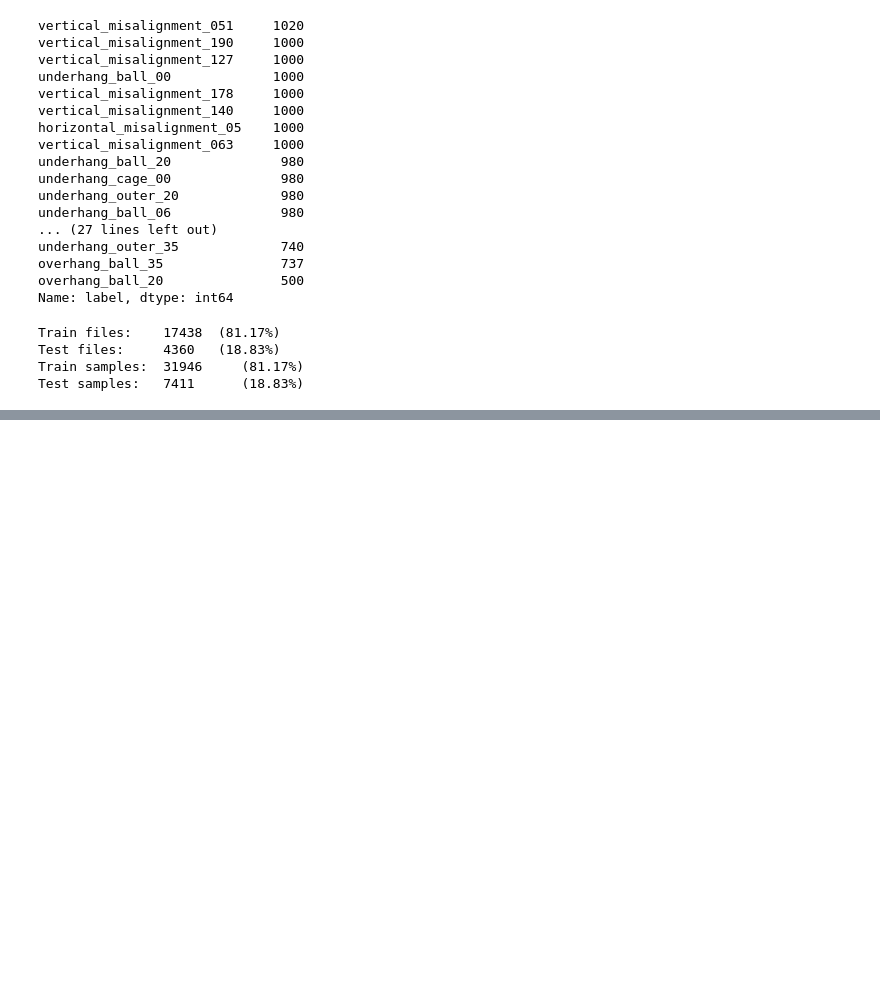
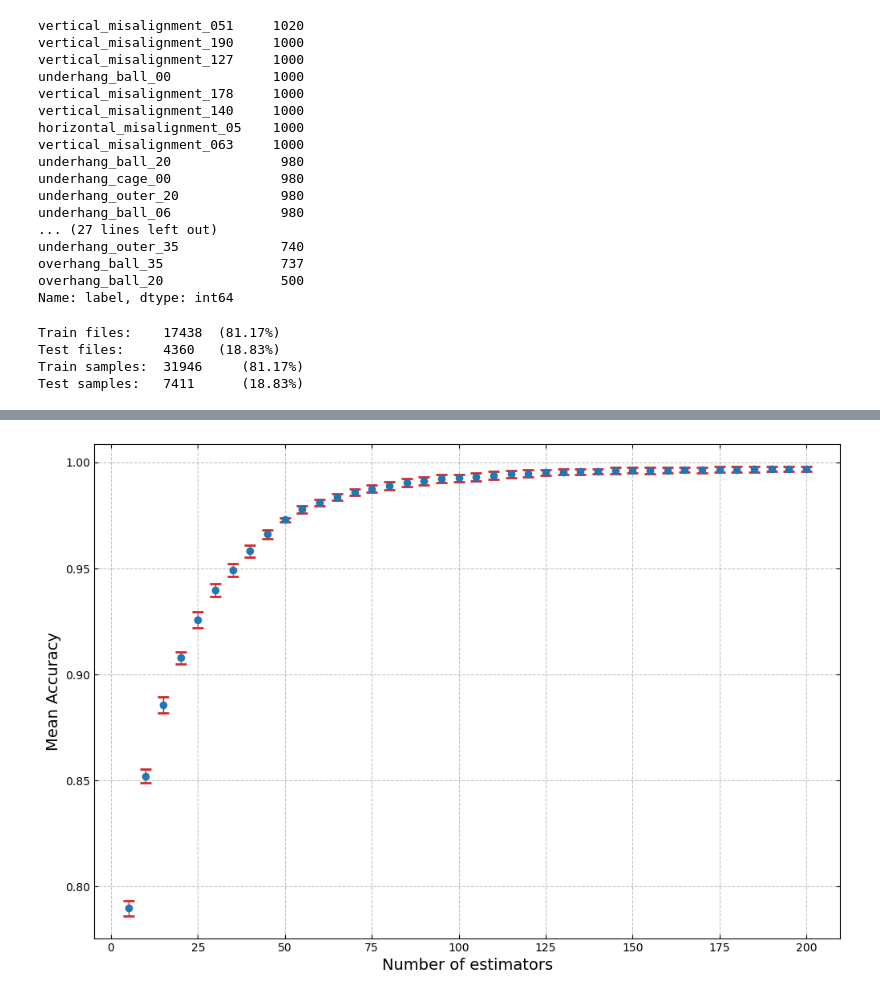
Before and after one commit to titospadini/ser-machine-faults, a Jupyter notebook: mafaulda_subclasses.ipynb, the cells around one changed output, grey strips where cells are left out. Cells and saved outputs as stored; diff of their text form; code cells hidden in the pictures; blank space fills up the shorter version.

```diff
--- a/mafaulda_subclasses.ipynb
+++ b/mafaulda_subclasses.ipynb
@@ -338,0 +380,17 @@ plt.show()
+# %%
+# Train model with different numbers of estimators
+full_accuracy_list  = []
+full_y_test_all     = []
+full_y_pred_all     = []
+
+for n_estimators in range(5, 200+5, 5):
+    accuracy_list, y_test_all, y_pred_all = train_model(X_train, y_train, n_estimators, verbose_eval=True)
+
+    print(f"Number of estimators: {n_estimators:3} ...")
+
+    full_accuracy_list.append(accuracy_list)
+    full_y_test_all.extend(y_test_all)
+    full_y_pred_all.extend(y_pred_all)
+
+full_mean_acc   = np.mean(full_accuracy_list, axis=1)
+full_std_acc    = np.std(full_accuracy_list, axis=1)
@@ -338,0 +415,13 @@ plt.show()
+# %%
+fig, ax = plt.subplots(figsize=(12, 8))
+
+ax.errorbar(range(5, 200+5, 5), full_mean_acc, yerr=full_std_acc, fmt='o', markersize=6, capsize=5, capthick=2, color="C0", ecolor="C3", elinewidth=1, linestyle='')
+ax.grid(True, which='both', linestyle='--', linewidth=0.75, color='gray', alpha=0.5)
+ax.xaxis.set_tick_params(direction='in', which='both', top=True, right=True)
+ax.yaxis.set_tick_params(direction='in', which='both', right=True)
+ax.set_xlabel('Number of estimators', fontsize=14)
+ax.set_ylabel('Mean Accuracy', fontsize=14)
+
+plt.show()
+# %% [output]
+[figure, added]
```
Also changed, not shown: parts of 6 cells of this notebook.
